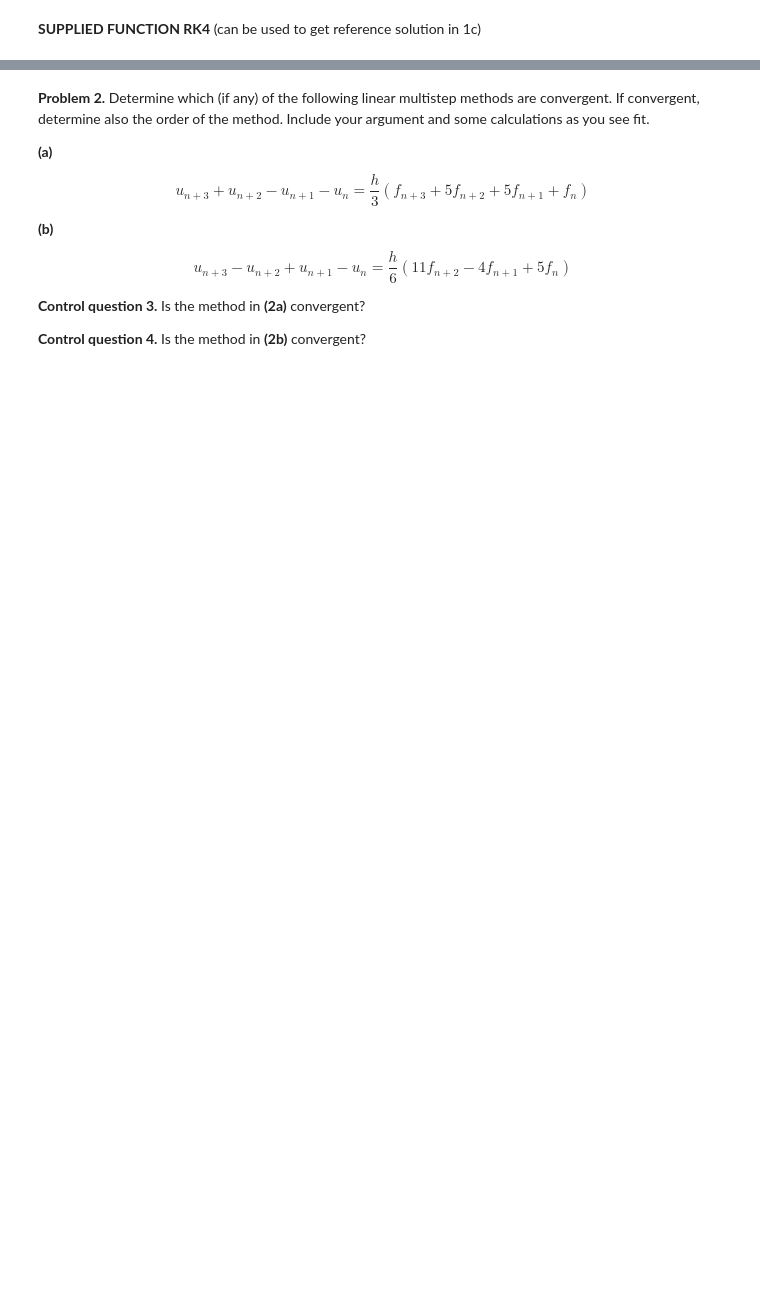
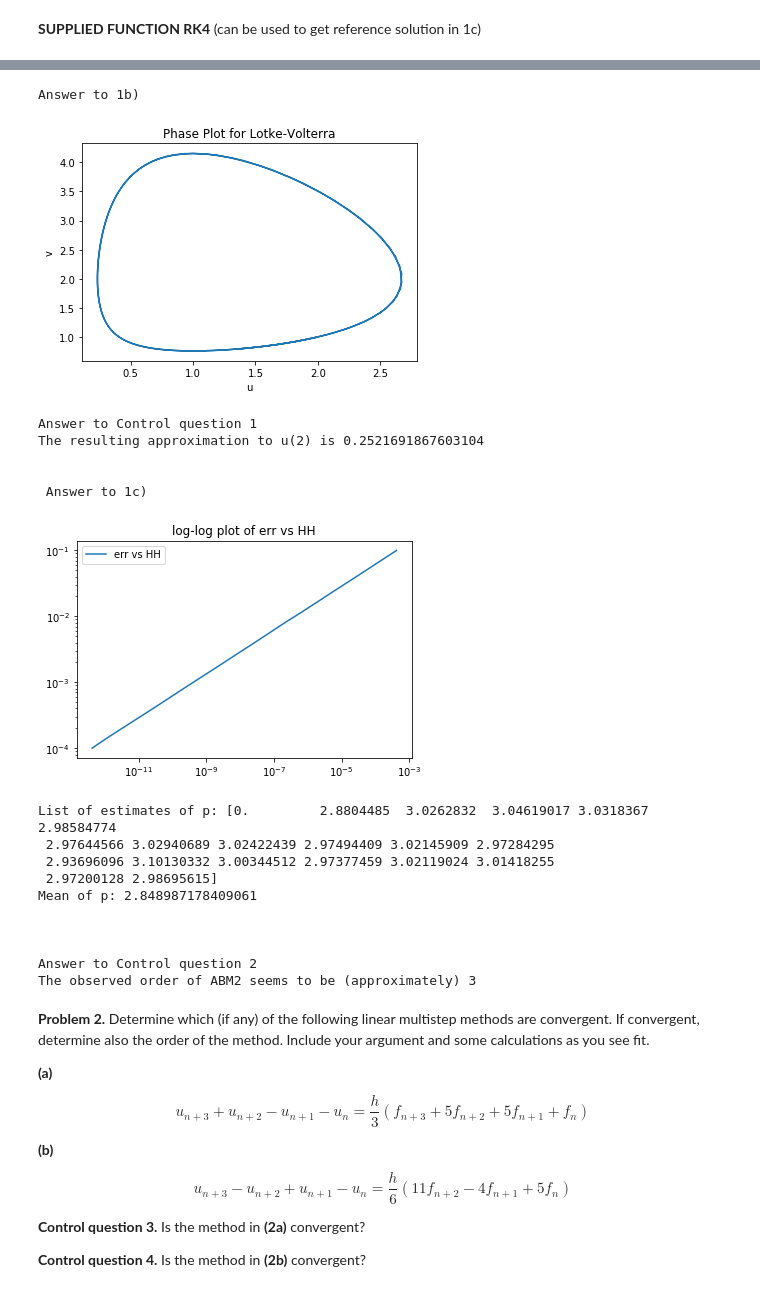
Before and after one commit to alexaoh/nummat, a Jupyter notebook: Assignment 3.ipynb, the cells around one changed output, grey strips where cells are left out. Cells and saved outputs as stored; diff of their text form; code cells hidden in the pictures; blank space fills up the shorter version.

```diff
--- a/Assignment 3.ipynb
+++ b/Assignment 3.ipynb
@@ -210,3 +176,78 @@ Answer to Control question 2
+# %%
+import matplotlib.pyplot as plt
+
+def oneb():
+    """Answer to 1b)."""
+    print("Answer to 1b)")
+    phase_plot() # Generate the phase plot of Lotke-Volterra.
+    y0 = np.array([2, 1])
+    t0 = 0
+    T = 2
+    h = 0.03
+    TT, YY = ABM2(LV, y0, t0, T, h)
+    # Answer to Control question 1
+
+    print("Answer to Control question 1")
+    print("The resulting approximation to u(2) is", YY[-1][0])
+
+# 1c)  order test
+
+def onec():
+    """Answer to 1c)."""
+    print("\n\n Answer to 1c)\n")
+    HH = np.logspace(-4,-1,20)
+    y0 = np.array([2, 1])
+    t0 = 0
+    T = 2
+    err = np.zeros(len(HH))
+    #_, yexact = RK4(LV, y0, t0, T, 0.0001) # Does not seem to matter if this is calculated outside or in the loop.
+    for i in range(len(HH)):
+        _, yexact = RK4(LV, y0, t0, T, HH[i])
+        _, yT = ABM2(LV, y0, t0, T, HH[i])
+        err[i] = np.linalg.norm(yexact-yT[-1])
+
+
+    # Estimate the order as values (numbers) as described.
+    p = np.zeros(len(HH))
+    for i in range(1, len(HH)):
+        p[i] = np.log(err[i-1]/err[i])/np.log(HH[i-1]/HH[i])
+
+    plt.plot(err, HH, label="err vs HH")
+    plt.title("log-log plot of err vs HH")
+    plt.yscale("log")
+    plt.xscale("log")
+    plt.legend()
+    plt.show()
+
+    # Print estimates for p.
+    print("List of estimates of p:", p)
+    print("Mean of p:", sum(p)/len(p))
+    # Answer to Control question 2
+
+    print("\n\n\nAnswer to Control question 2")
+    print("The observed order of ABM2 seems to be (approximately) 3")
+
+oneb()
+onec()
+# %% [output]
+Answer to 1b)
+[figure, added]
+Answer to Control question 1
+The resulting approximation to u(2) is 0.2521691867603104
+
+
+ Answer to 1c)
+[figure, added]
+List of estimates of p: [0.         2.8804485  3.0262832  3.04619017 3.0318367  2.98584774
+ 2.97644566 3.02940689 3.02422439 2.97494409 3.02145909 2.97284295
+ 2.93696096 3.10130332 3.00344512 2.97377459 3.02119024 3.01418255
+ 2.97200128 2.98695615]
+Mean of p: 2.848987178409061
+
+
+
+Answer to Control question 2
+The observed order of ABM2 seems to be (approximately) 3
 # %% [markdown]
 **Problem 2.** Determine which (if any) of the following linear multistep methods are convergent. If convergent, determine also the order of the method. Include your argument and some calculations as you see fit.
 
```
Also changed, not shown: parts of 4 cells of this notebook.
